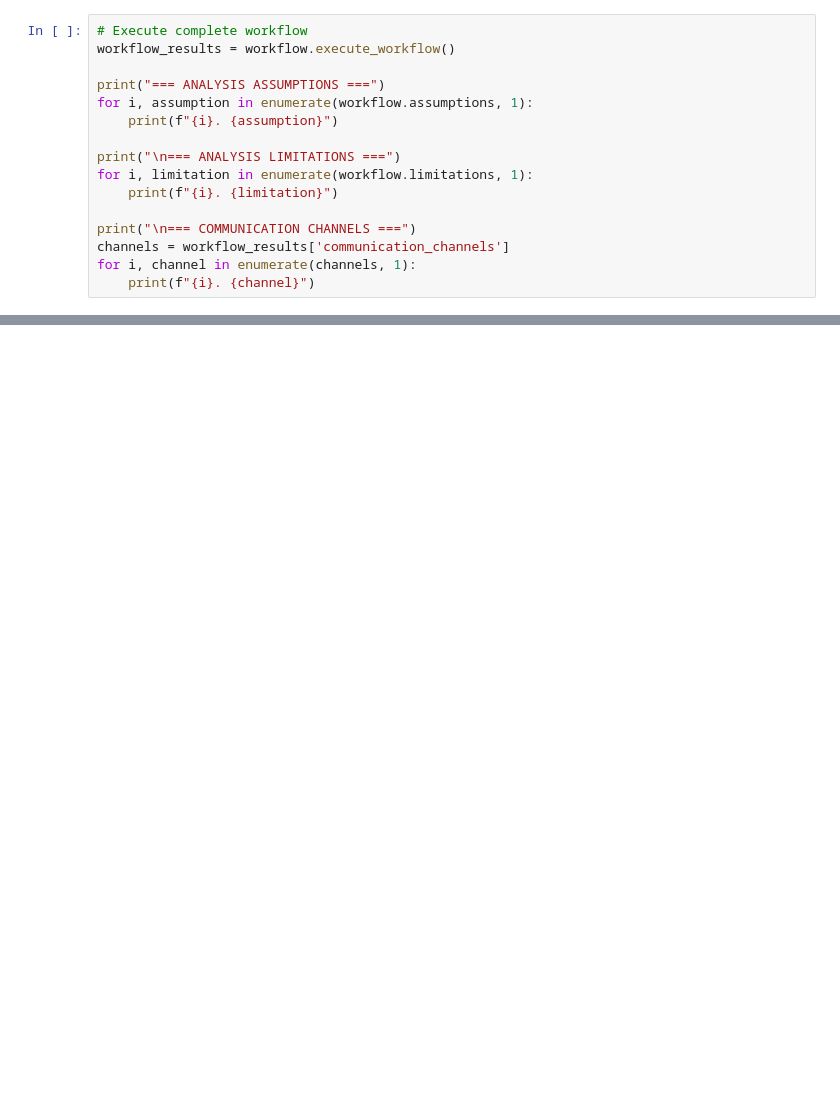
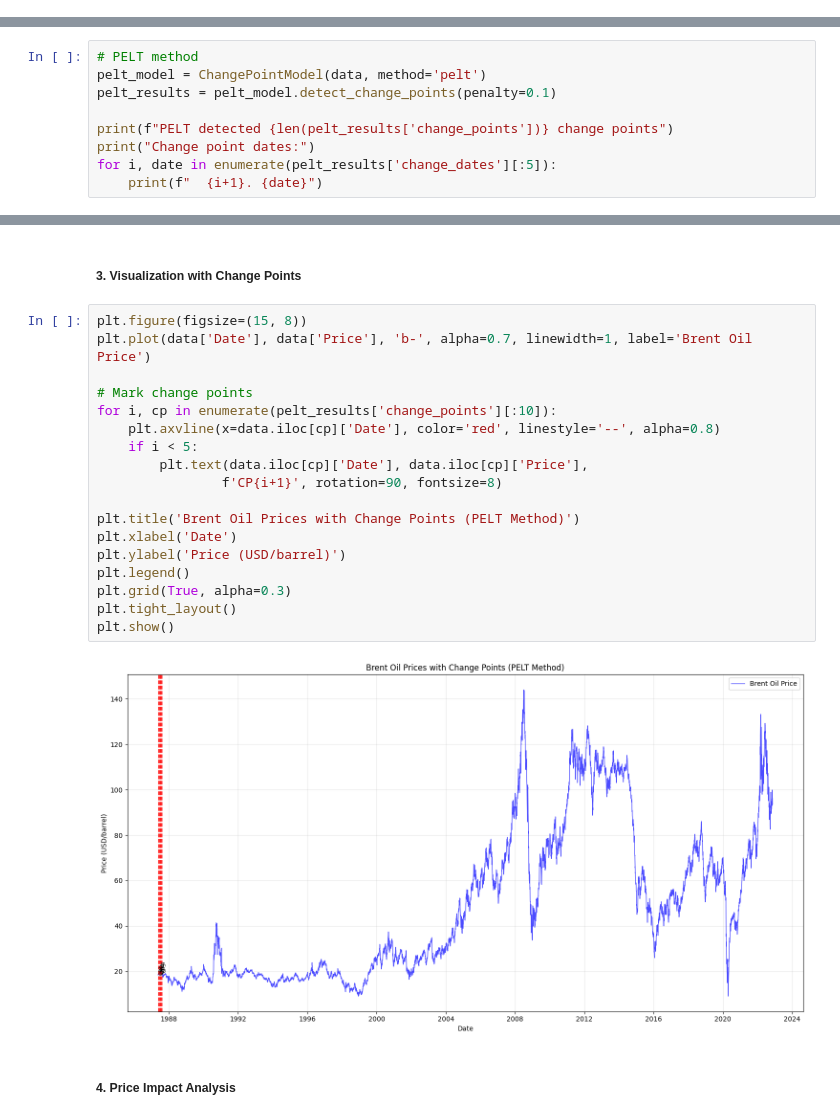
Before and after one commit to GetachewGanfur/Change-Point-Analysis-and-Satistical-Modelling-of-Time-Series-Data-Week10, a Jupyter notebook: notebooks/01_data_analysis_workflow.ipynb, the cells around one changed output, grey strips where cells are left out. Drawn from its saved outputs; the diff is of its cells as text; blank space fills up the shorter version.

```diff
--- a/notebooks/01_data_analysis_workflow.ipynb
+++ b/notebooks/01_data_analysis_workflow.ipynb
@@ -149,16 +48,0 @@ computational_complexity: May be slow for very large datasets
-# %%
-# Execute complete workflow
-workflow_results = workflow.execute_workflow()
-
-print("=== ANALYSIS ASSUMPTIONS ===")
-for i, assumption in enumerate(workflow.assumptions, 1):
-    print(f"{i}. {assumption}")
-
-print("\n=== ANALYSIS LIMITATIONS ===")
-for i, limitation in enumerate(workflow.limitations, 1):
-    print(f"{i}. {limitation}")
-
-print("\n=== COMMUNICATION CHANNELS ===")
-channels = workflow_results['communication_channels']
-for i, channel in enumerate(channels, 1):
-    print(f"{i}. {channel}")
@@ -245,0 +49,9 @@ WINDOW: 162 change points
+# %%
+# PELT method
+pelt_model = ChangePointModel(data, method='pelt')
+pelt_results = pelt_model.detect_change_points(penalty=0.1)
+
+print(f"PELT detected {len(pelt_results['change_points'])} change points")
+print("Change point dates:")
+for i, date in enumerate(pelt_results['change_dates'][:5]):
+    print(f"  {i+1}. {date}")
@@ -245,0 +74,24 @@ WINDOW: 162 change points
+# %% [markdown]
+##### 3. Visualization with Change Points
+# %%
+plt.figure(figsize=(15, 8))
+plt.plot(data['Date'], data['Price'], 'b-', alpha=0.7, linewidth=1, label='Brent Oil Price')
+
+# Mark change points
+for i, cp in enumerate(pelt_results['change_points'][:10]):
+    plt.axvline(x=data.iloc[cp]['Date'], color='red', linestyle='--', alpha=0.8)
+    if i < 5:
+        plt.text(data.iloc[cp]['Date'], data.iloc[cp]['Price'],
+                f'CP{i+1}', rotation=90, fontsize=8)
+
+plt.title('Brent Oil Prices with Change Points (PELT Method)')
+plt.xlabel('Date')
+plt.ylabel('Price (USD/barrel)')
+plt.legend()
+plt.grid(True, alpha=0.3)
+plt.tight_layout()
+plt.show()
+# %% [output]
+[figure, added]
+# %% [markdown]
+##### 4. Price Impact Analysis
```
Also changed, not shown: parts of 21 cells of this notebook.
